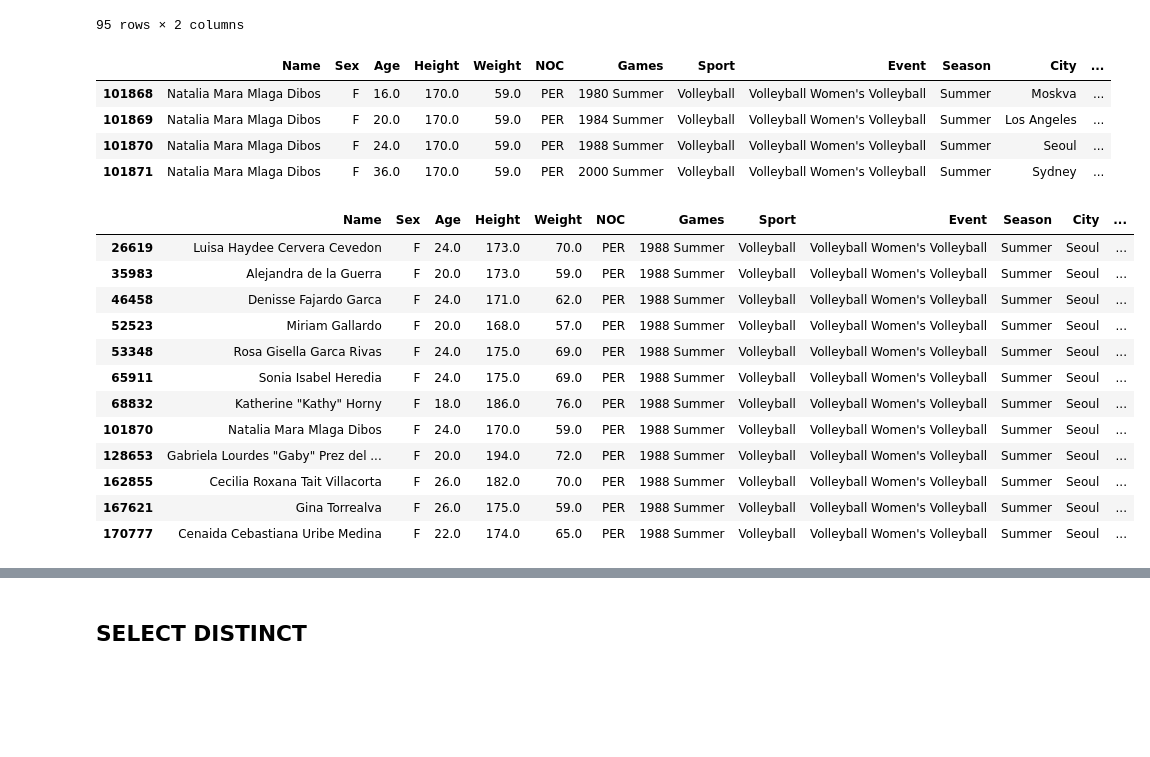
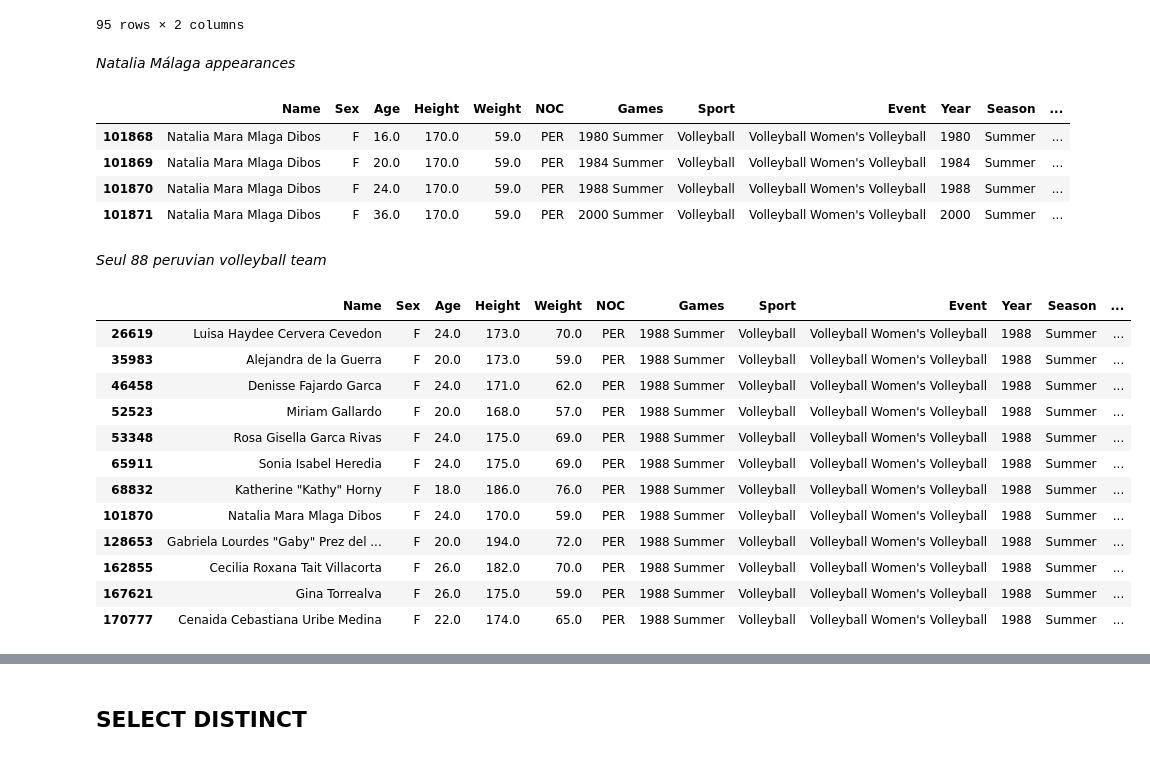
Before and after one commit to bosquealeatorio/workshop-intro-numpy-pandas, a Jupyter notebook: 2-from-sql-to-pandas/03-from-sql-to-pandas.ipynb, the cells around one changed output, grey strips where cells are left out. Saved outputs shown, nothing was run; the diff lists cells and outputs as text; code cells hidden in the pictures; blank space fills up the shorter version.

```diff
--- a/2-from-sql-to-pandas/03-from-sql-to-pandas.ipynb
+++ b/2-from-sql-to-pandas/03-from-sql-to-pandas.ipynb
@@ -212,2 +299,5 @@ athletes_by_event.head()
 # %%
-athletes_event_games = pandas.merge(athletes_by_event, games[["id_games", "Season", "City"]], how = "left")
+athletes_event_games = pandas.merge(athletes_by_event,
+                                    games[["id_games", "Year", "Season", "City"]],
+                                    how = "left",
+                                    on =["id_games"])
@@ -263,3 +359,3 @@ full_dataset.loc[~full_dataset["Medal"].isnull()].head()
 # %%
-full_dataset = full_dataset[[column for column in full_dataset.columns if "id" not in column]]
-full_dataset.head()
+column_pattern = [column for column in full_dataset.columns if 'id' not in column]
+full_dataset = full_dataset[column_pattern]
@@ -367,29 +521,34 @@ athletes_PER.get(["Name", "Games"]).groupby("Name", as_index = False).count().so
 | 36 | Karen Horning | 1 |
 | 47 | Magaly Montes | 1 |
 95 rows × 2 columns
+# %% [markdown]
+*Natalia Málaga appearances*
 # %%
-full_dataset.loc[athletes["Name"] == "Natalia Mara Mlaga Dibos"]
+full_dataset.loc[full_dataset["Name"] == "Natalia Mara Mlaga Dibos"]
 # %% [output]
-|  | Name | Sex | Age | Height | Weight | NOC | Games | Sport | Event | Season | City | ... |
-| 101868 | Natalia Mara Mlaga Dibos | F | 16.0 | 170.0 | 59.0 | PER | 1980 Summer | Volleyball | Volleyball Women's Volleyball | Summer | Moskva | ... |
-| 101869 | Natalia Mara Mlaga Dibos | F | 20.0 | 170.0 | 59.0 | PER | 1984 Summer | Volleyball | Volleyball Women's Volleyball | Summer | Los Angeles | ... |
-| 101870 | Natalia Mara Mlaga Dibos | F | 24.0 | 170.0 | 59.0 | PER | 1988 Summer | Volleyball | Volleyball Women's Volleyball | Summer | Seoul | ... |
-| 101871 | Natalia Mara Mlaga Dibos | F | 36.0 | 170.0 | 59.0 | PER | 2000 Summer | Volleyball | Volleyball Women's Volleyball | Summer | Sydney | ... |
+|  | Name | Sex | Age | Height | Weight | NOC | Games | Sport | Event | Year | Season | ... |
+| 101868 | Natalia Mara Mlaga Dibos | F | 16.0 | 170.0 | 59.0 | PER | 1980 Summer | Volleyball | Volleyball Women's Volleyball | 1980 | Summer | ... |
+| 101869 | Natalia Mara Mlaga Dibos | F | 20.0 | 170.0 | 59.0 | PER | 1984 Summer | Volleyball | Volleyball Women's Volleyball | 1984 | Summer | ... |
+| 101870 | Natalia Mara Mlaga Dibos | F | 24.0 | 170.0 | 59.0 | PER | 1988 Summer | Volleyball | Volleyball Women's Volleyball | 1988 | Summer | ... |
+| 101871 | Natalia Mara Mlaga Dibos | F | 36.0 | 170.0 | 59.0 | PER | 2000 Summer | Volleyball | Volleyball Women's Volleyball | 2000 | Summer | ... |
+# %% [markdown]
+*Seul 88 peruvian volleyball team*
 # %%
 full_dataset.loc[(full_dataset["NOC"] == "PER") &
+                 (full_dataset["Sex"] == "F") &
                  (full_dataset["Sport"] == "Volleyball") &
                  (full_dataset["Games"] == "1988 Summer")]
 # %% [output]
-|  | Name | Sex | Age | Height | Weight | NOC | Games | Sport | Event | Season | City | ... |
-| 26619 | Luisa Haydee Cervera Cevedon | F | 24.0 | 173.0 | 70.0 | PER | 1988 Summer | Volleyball | Volleyball Women's Volleyball | Summer | Seoul | ... |
-| 35983 | Alejandra de la Guerra | F | 20.0 | 173.0 | 59.0 | PER | 1988 Summer | Volleyball | Volleyball Women's Volleyball | Summer | Seoul | ... |
-| 46458 | Denisse Fajardo Garca | F | 24.0 | 171.0 | 62.0 | PER | 1988 Summer | Volleyball | Volleyball Women's Volleyball | Summer | Seoul | ... |
-| 52523 | Miriam Gallardo | F | 20.0 | 168.0 | 57.0 | PER | 1988 Summer | Volleyball | Volleyball Women's Volleyball | Summer | Seoul | ... |
-| 53348 | Rosa Gisella Garca Rivas | F | 24.0 | 175.0 | 69.0 | PER | 1988 Summer | Volleyball | Volleyball Women's Volleyball | Summer | Seoul | ... |
-| 65911 | Sonia Isabel Heredia | F | 24.0 | 175.0 | 69.0 | PER | 1988 Summer | Volleyball | Volleyball Women's Volleyball | Summer | Seoul | ... |
-| 68832 | Katherine "Kathy" Horny | F | 18.0 | 186.0 | 76.0 | PER | 1988 Summer | Volleyball | Volleyball Women's Volleyball | Summer | Seoul | ... |
-| 101870 | Natalia Mara Mlaga Dibos | F | 24.0 | 170.0 | 59.0 | PER | 1988 Summer | Volleyball | Volleyball Women's Volleyball | Summer | Seoul | ... |
-| 128653 | Gabriela Lourdes "Gaby" Prez del ... | F | 20.0 | 194.0 | 72.0 | PER | 1988 Summer | Volleyball | Volleyball Women's Volleyball | Summer | Seoul | ... |
-| 162855 | Cecilia Roxana Tait Villacorta | F | 26.0 | 182.0 | 70.0 | PER | 1988 Summer | Volleyball | Volleyball Women's Volleyball | Summer | Seoul | ... |
-| 167621 | Gina Torrealva | F | 26.0 | 175.0 | 59.0 | PER | 1988 Summer | Volleyball | Volleyball Women's Volleyball | Summer | Seoul | ... |
-| 170777 | Cenaida Cebastiana Uribe Medina | F | 22.0 | 174.0 | 65.0 | PER | 1988 Summer | Volleyball | Volleyball Women's Volleyball | Summer | Seoul | ... |
+|  | Name | Sex | Age | Height | Weight | NOC | Games | Sport | Event | Year | Season | ... |
+| 26619 | Luisa Haydee Cervera Cevedon | F | 24.0 | 173.0 | 70.0 | PER | 1988 Summer | Volleyball | Volleyball Women's Volleyball | 1988 | Summer | ... |
+| 35983 | Alejandra de la Guerra | F | 20.0 | 173.0 | 59.0 | PER | 1988 Summer | Volleyball | Volleyball Women's Volleyball | 1988 | Summer | ... |
+| 46458 | Denisse Fajardo Garca | F | 24.0 | 171.0 | 62.0 | PER | 1988 Summer | Volleyball | Volleyball Women's Volleyball | 1988 | Summer | ... |
+| 52523 | Miriam Gallardo | F | 20.0 | 168.0 | 57.0 | PER | 1988 Summer | Volleyball | Volleyball Women's Volleyball | 1988 | Summer | ... |
+| 53348 | Rosa Gisella Garca Rivas | F | 24.0 | 175.0 | 69.0 | PER | 1988 Summer | Volleyball | Volleyball Women's Volleyball | 1988 | Summer | ... |
+| 65911 | Sonia Isabel Heredia | F | 24.0 | 175.0 | 69.0 | PER | 1988 Summer | Volleyball | Volleyball Women's Volleyball | 1988 | Summer | ... |
+| 68832 | Katherine "Kathy" Horny | F | 18.0 | 186.0 | 76.0 | PER | 1988 Summer | Volleyball | Volleyball Women's Volleyball | 1988 | Summer | ... |
+| 101870 | Natalia Mara Mlaga Dibos | F | 24.0 | 170.0 | 59.0 | PER | 1988 Summer | Volleyball | Volleyball Women's Volleyball | 1988 | Summer | ... |
+| 128653 | Gabriela Lourdes "Gaby" Prez del ... | F | 20.0 | 194.0 | 72.0 | PER | 1988 Summer | Volleyball | Volleyball Women's Volleyball | 1988 | Summer | ... |
+| 162855 | Cecilia Roxana Tait Villacorta | F | 26.0 | 182.0 | 70.0 | PER | 1988 Summer | Volleyball | Volleyball Women's Volleyball | 1988 | Summer | ... |
+| 167621 | Gina Torrealva | F | 26.0 | 175.0 | 59.0 | PER | 1988 Summer | Volleyball | Volleyball Women's Volleyball | 1988 | Summer | ... |
+| 170777 | Cenaida Cebastiana Uribe Medina | F | 22.0 | 174.0 | 65.0 | PER | 1988 Summer | Volleyball | Volleyball Women's Volleyball | 1988 | Summer | ... |
```
Also changed, not shown: parts of 98 cells of this notebook, 14 other files.
